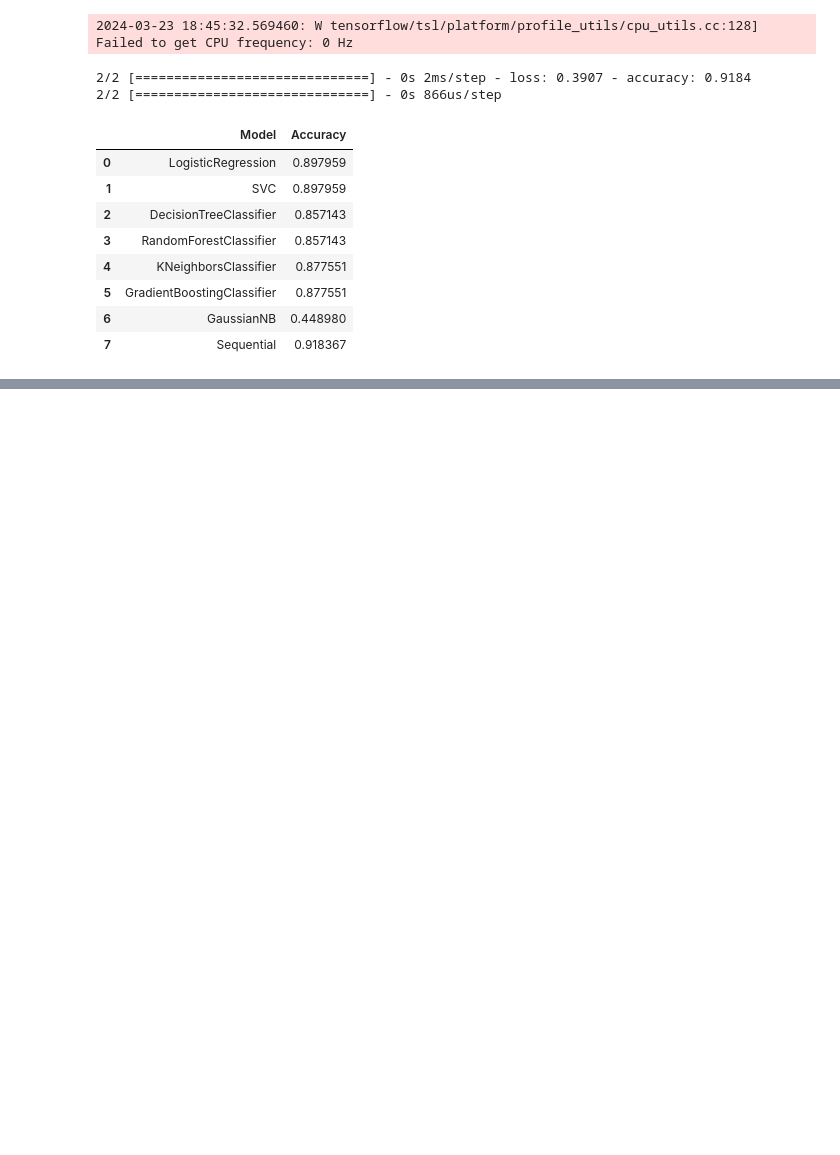
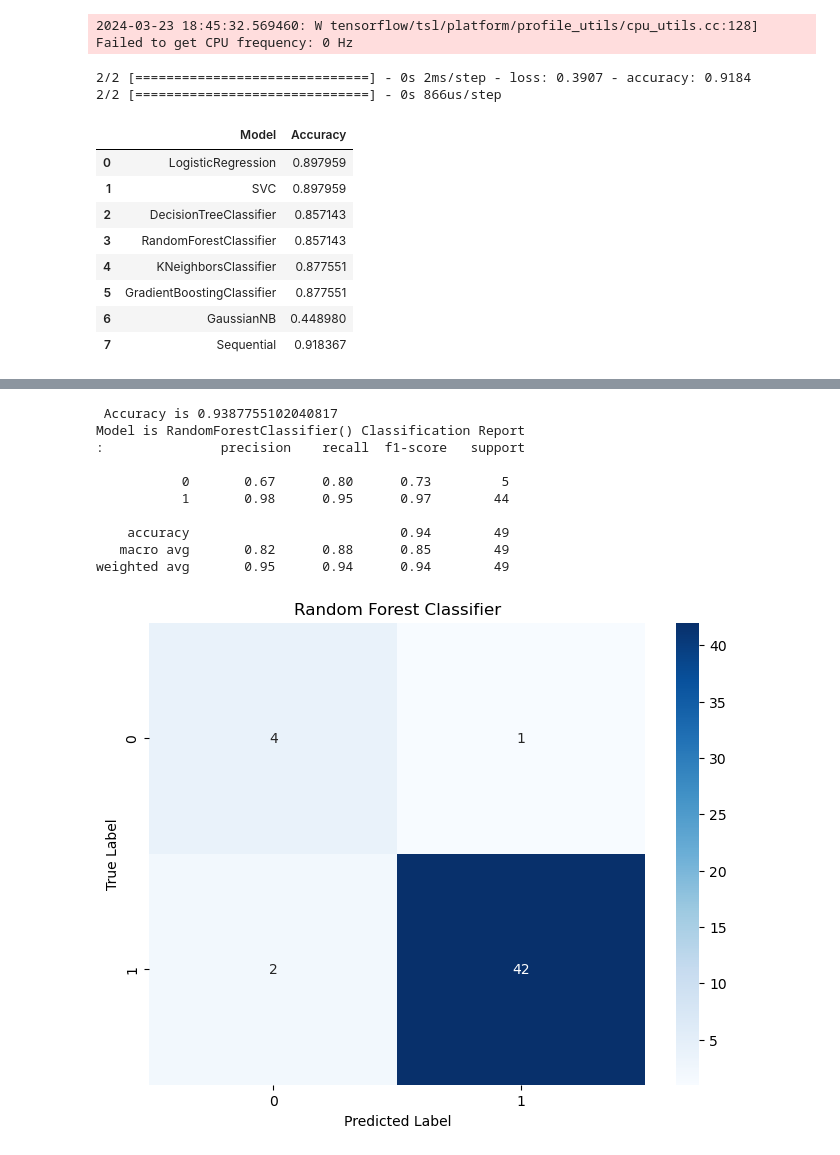
Before and after one commit to MaukanMir/Orange-Quality-Classifier, a Jupyter notebook: training.ipynb, the cells around one changed output, grey strips where cells are left out. Cells and saved outputs as stored; diff of their text form; code cells hidden in the pictures; blank space fills up the shorter version.

```diff
--- a/training.ipynb
+++ b/training.ipynb
@@ -301,0 +384,28 @@ LR = LogisticRegression()
+# %%
+SVC= RandomForestClassifier()
+
+SVC.fit(X_train_scaled, y_train)
+predictions = SVC.predict(X_test_scaled)
+accuracy = accuracy_score(y_test, predictions)
+print(f" Accuracy is {accuracy}")
+print(f"Model is {SVC} Classification Report\n: {classification_report(y_test, predictions)}")
+
+cm = confusion_matrix(y_test, predictions)
+plt.figure(figsize=(8,6))
+sns.heatmap(data=cm, fmt="g", cmap="Blues", annot=True)
+plt.title("Random Forest Classifier")
+plt.xlabel("Predicted Label")
+plt.ylabel("True Label")
+plt.show()
+# %% [output]
+ Accuracy is 0.9387755102040817
+Model is RandomForestClassifier() Classification Report
+:               precision    recall  f1-score   support
+
+           0       0.67      0.80      0.73         5
+           1       0.98      0.95      0.97        44
+
+    accuracy                           0.94        49
+   macro avg       0.82      0.88      0.85        49
+weighted avg       0.95      0.94      0.94        49
+[figure, added]
```
Also changed, not shown: parts of 4 cells of this notebook.
